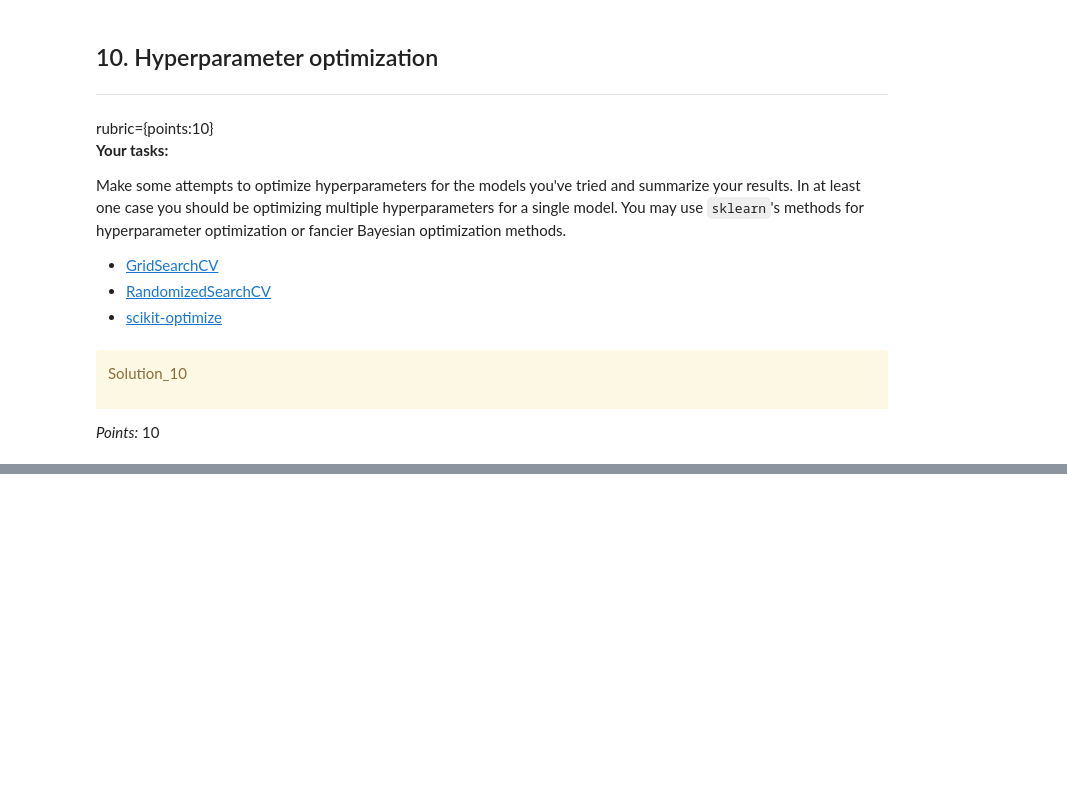
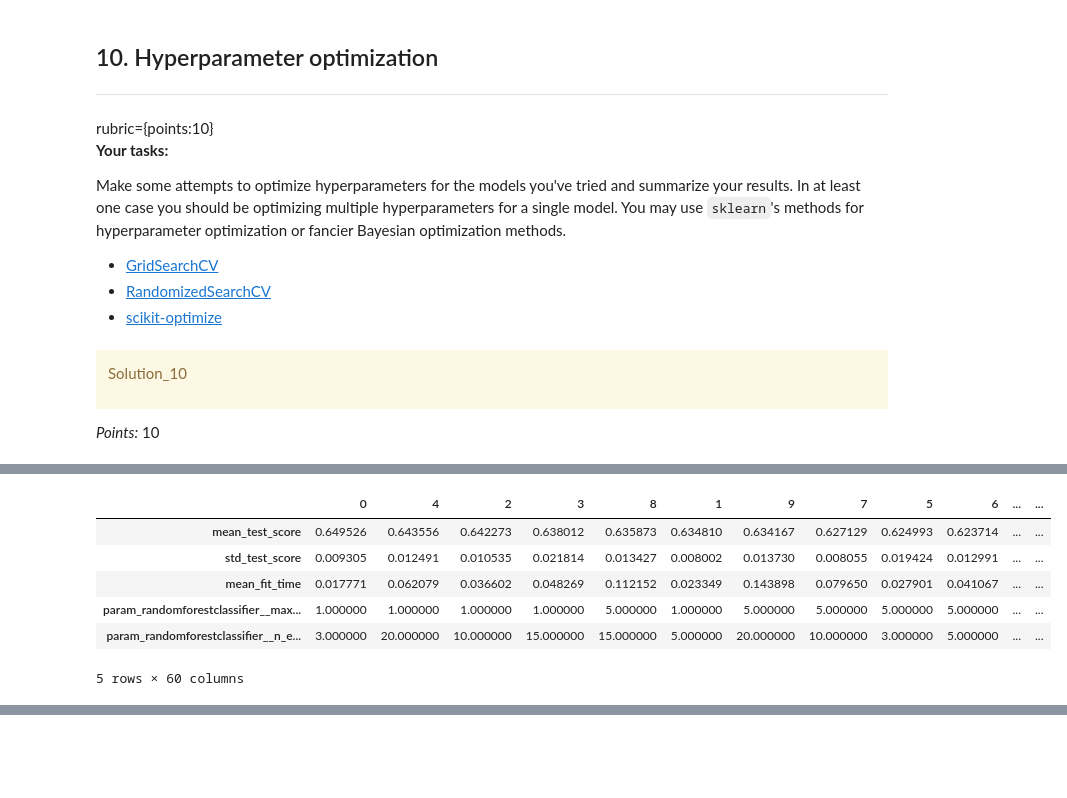
Before and after one commit to hhdning21/credit_card_default_classification, a Jupyter notebook: hw5.ipynb, the cells around one changed output, grey strips where cells are left out. Drawn from its saved outputs; the diff is of its cells as text; code cells hidden in the pictures; blank space fills up the shorter version.

```diff
--- a/hw5.ipynb
+++ b/hw5.ipynb
@@ -806,0 +883,35 @@ Ellipsis
+# %%
+param_grid_rf = {
+    "randomforestclassifier__max_depth": [1, 5, 10, 20, 30, 40, 50, 60, 70, 80, 90, 100],
+    "randomforestclassifier__n_estimators":[3, 5, 10, 15, 20]}
+
+random_search_rfc = RandomizedSearchCV(pipeline_rf,
+                  param_distributions = param_grid_rf,
+                  n_iter=100,
+                  scoring= recall_scorer,
+                  refit='recall',
+                  return_train_score=True,random_state=123)
+
+random_search_rfc.fit(X_train, y_train)
+rfc_df_sorted = pd.DataFrame(random_search_rfc.cv_results_)[
+    [
+        "mean_test_score",
+        "std_test_score",
+        "mean_fit_time",
+        'param_randomforestclassifier__max_depth',
+        'param_randomforestclassifier__n_estimators'
+    ]
+].sort_values(
+    by=["mean_test_score"],
+    ascending=False
+).T
+
+rfc_df_sorted
+# %% [output]
+|  | 0 | 4 | 2 | 3 | 8 | 1 | 9 | 7 | 5 | 6 | ... | ... |
+| mean_test_score | 0.649526 | 0.643556 | 0.642273 | 0.638012 | 0.635873 | 0.634810 | 0.634167 | 0.627129 | 0.624993 | 0.623714 | ... | ... |
+| std_test_score | 0.009305 | 0.012491 | 0.010535 | 0.021814 | 0.013427 | 0.008002 | 0.013730 | 0.008055 | 0.019424 | 0.012991 | ... | ... |
+| mean_fit_time | 0.017771 | 0.062079 | 0.036602 | 0.048269 | 0.112152 | 0.023349 | 0.143898 | 0.079650 | 0.027901 | 0.041067 | ... | ... |
+| param_randomforestclassifier__max... | 1.000000 | 1.000000 | 1.000000 | 1.000000 | 5.000000 | 1.000000 | 5.000000 | 5.000000 | 5.000000 | 5.000000 | ... | ... |
+| param_randomforestclassifier__n_e... | 3.000000 | 20.000000 | 10.000000 | 15.000000 | 15.000000 | 5.000000 | 20.000000 | 10.000000 | 3.000000 | 5.000000 | ... | ... |
+5 rows × 60 columns
```
Also changed, not shown: parts of 58 cells of this notebook.
